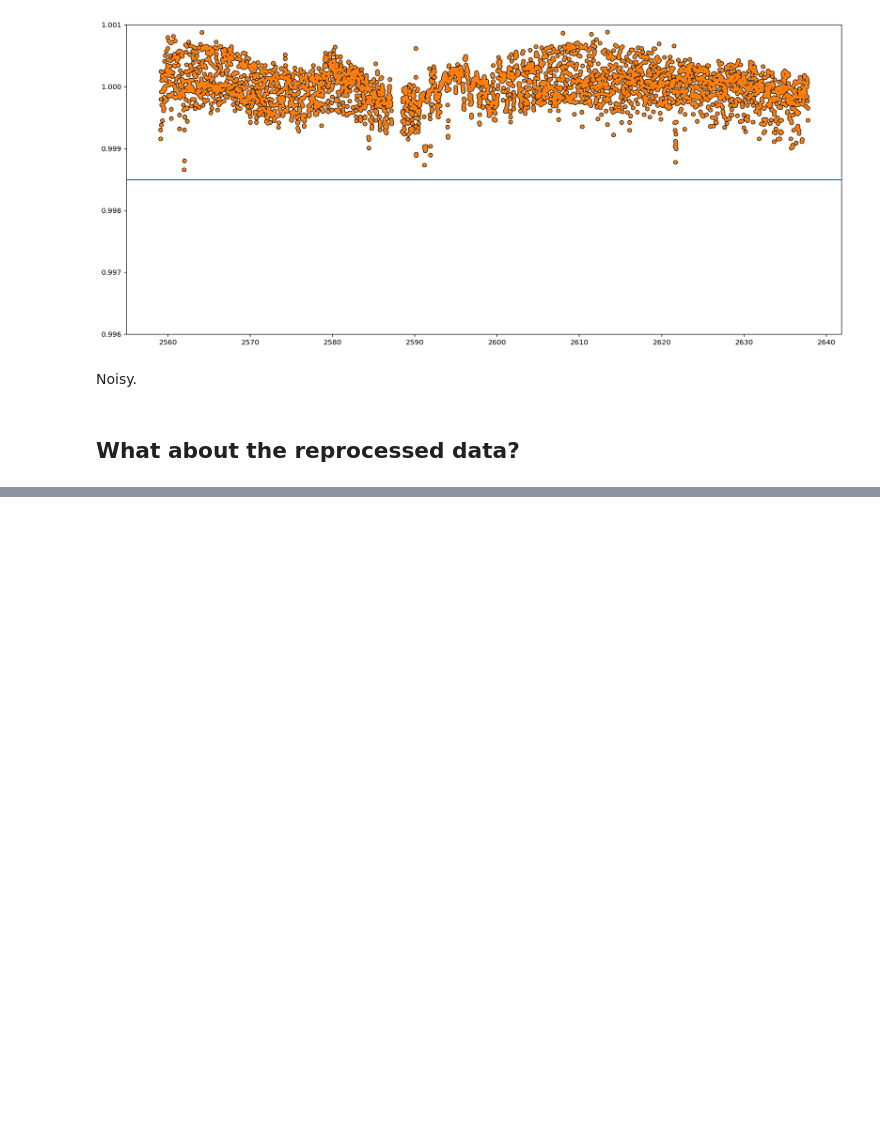
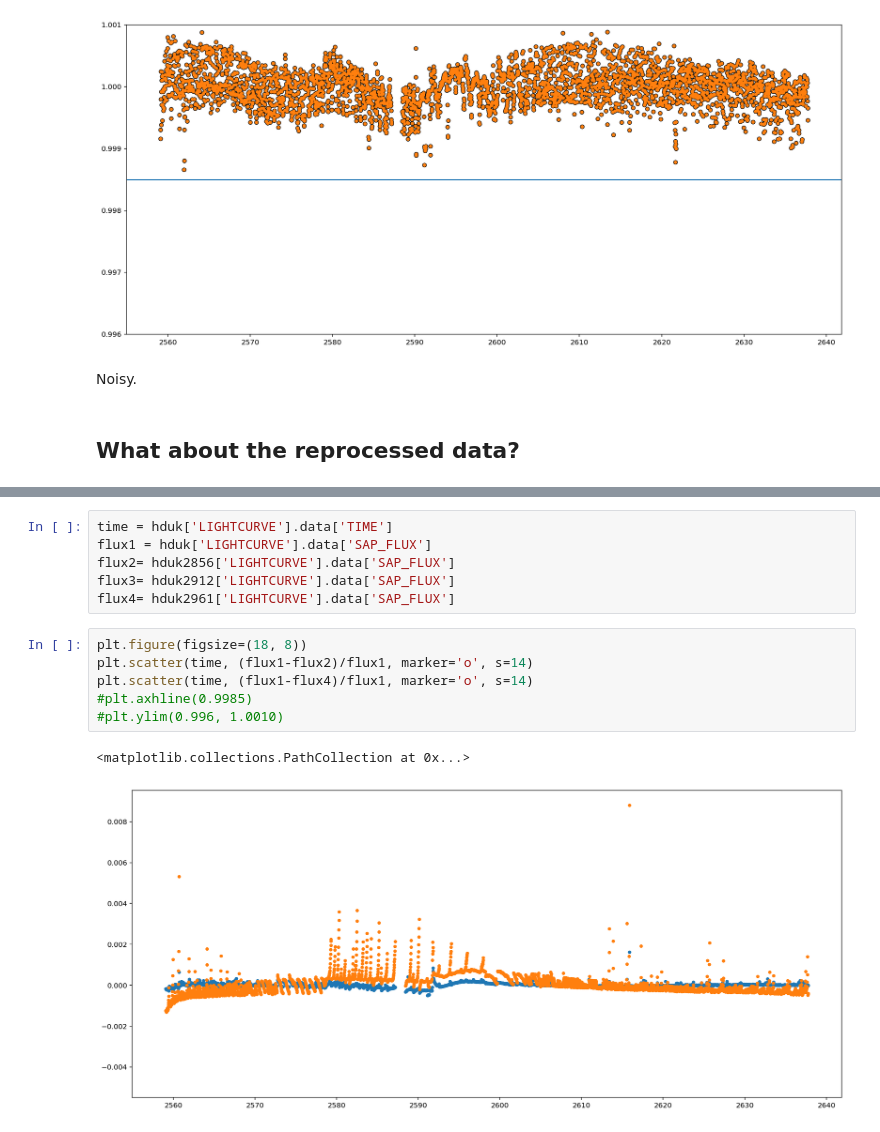
Before and after one commit to BrownDwarf/reprocess_or_not, a Jupyter notebook: notebooks/04.01-HD3167_reproduction.ipynb, the cells around one changed output, grey strips where cells are left out. Saved outputs shown, nothing was run; the diff lists cells and outputs as text; blank space fills up the shorter version.

```diff
--- a/notebooks/04.01-HD3167_reproduction.ipynb
+++ b/notebooks/04.01-HD3167_reproduction.ipynb
@@ -229,0 +257,15 @@ Noisy.
+# %%
+time = hduk['LIGHTCURVE'].data['TIME']
+flux1 = hduk['LIGHTCURVE'].data['SAP_FLUX']
+flux2= hduk2856['LIGHTCURVE'].data['SAP_FLUX']
+flux3= hduk2912['LIGHTCURVE'].data['SAP_FLUX']
+flux4= hduk2961['LIGHTCURVE'].data['SAP_FLUX']
+# %%
+plt.figure(figsize=(18, 8))
+plt.scatter(time, (flux1-flux2)/flux1, marker='o', s=14)
+plt.scatter(time, (flux1-flux4)/flux1, marker='o', s=14)
+#plt.axhline(0.9985)
+#plt.ylim(0.996, 1.0010)
+# %% [output]
+<matplotlib.collections.PathCollection at 0x...>
+[figure, added]
```
Also changed, not shown: parts of 21 cells of this notebook.
